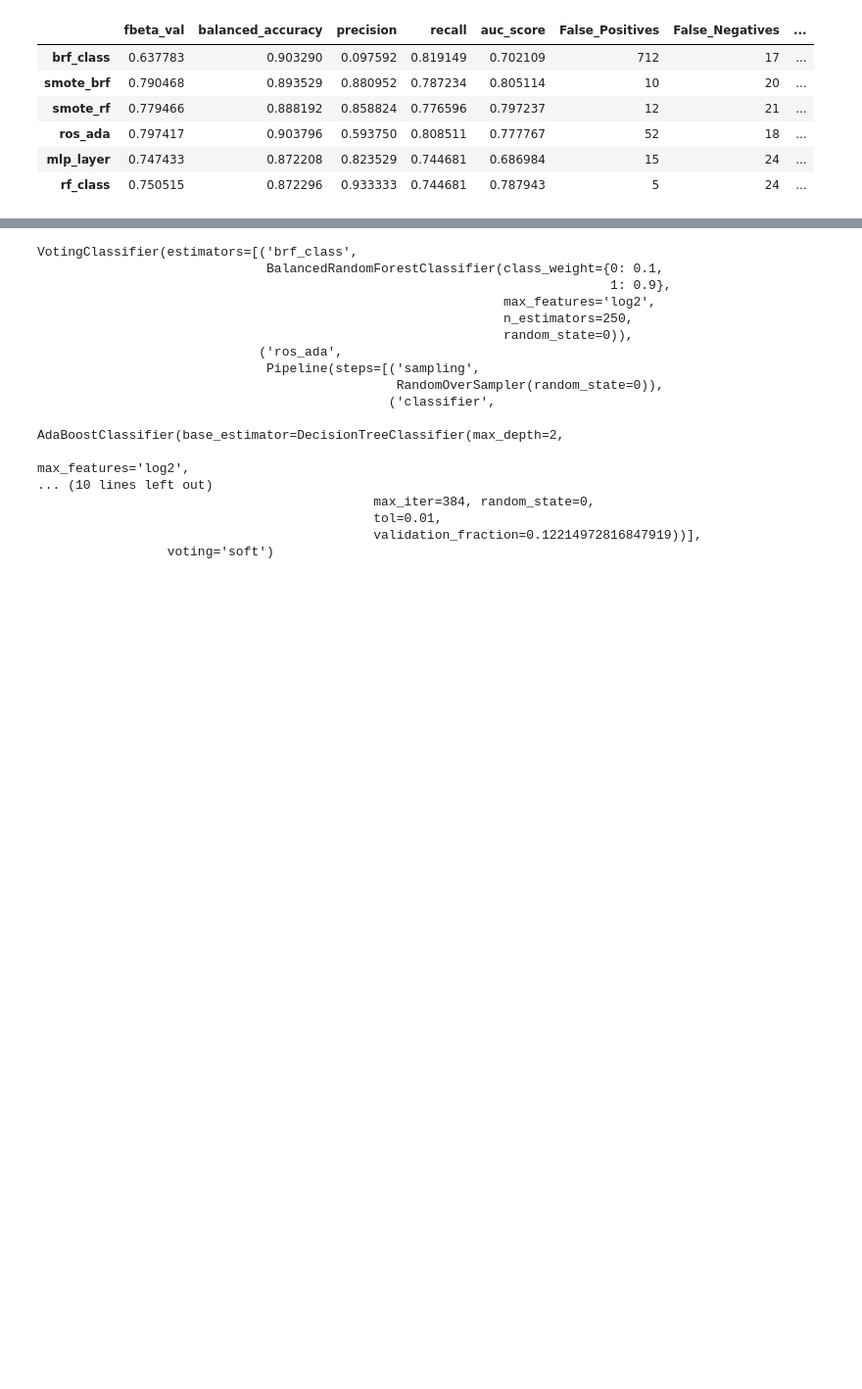
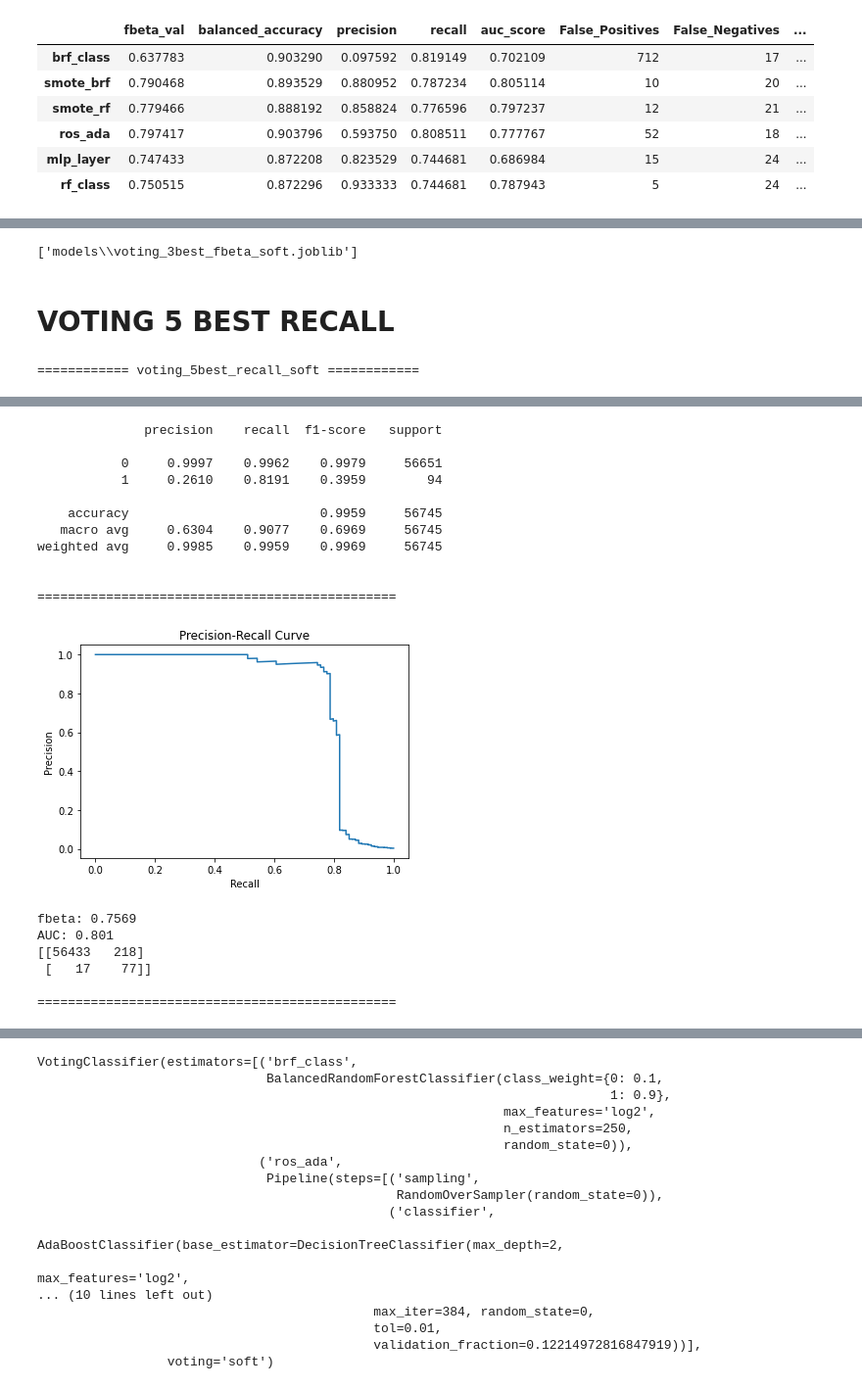
Before and after one commit to xmarkx/fraud_detection, a Jupyter notebook: K_Credit_cards_fraud-CopyV3.ipynb, the cells around one changed output, grey strips where cells are left out. Shown at 98% size. Drawn from its saved outputs; the diff is of its cells as text; code cells hidden in the pictures; blank space fills up the shorter version.

```diff
--- a/K_Credit_cards_fraud-CopyV3.ipynb
+++ b/K_Credit_cards_fraud-CopyV3.ipynb
@@ -3390,0 +3539,5 @@ best_params_ros_ada
+# %%
+model_path = os.path.join('models', 'voting_3best_fbeta_soft.joblib')
+dump(voting_3best_fbeta_soft, model_path)
+# %% [output]
+['models\\voting_3best_fbeta_soft.joblib']
@@ -3390,0 +3554,2 @@ best_params_ros_ada
+# %% [markdown]
+# VOTING 5 BEST RECALL
@@ -3390,0 +3641,14 @@ best_params_ros_ada
+# %%
+voting_5best_recall_soft = VotingClassifier(
+                            estimators=[('ros_ada', ros_ada),
+                                        ('brf_class', brf_class),
+                                        ('smote_xgbrf', smote_xgbrf),
+                                        ('smote_lr', smote_lr),
+                                        ('smote_knn', smote_knn)],
+                            voting='soft')
+# %%
+results_voting_5best_recall_soft, voting_5best_recall_soft, y_prob_voting_5best_recall_soft = model_tester3(voting_5best_recall_soft, 'voting_5best_recall_soft',
+                                                                                                         X_train_hour_amt_robust_log, y_train,
+                                                                                                         X_val_hour_amt_robust_log, y_val)
+# %% [output]
+============ voting_5best_recall_soft ============
@@ -3390,0 +3657,18 @@ best_params_ros_ada
+              precision    recall  f1-score   support
+
+           0     0.9997    0.9962    0.9979     56651
+           1     0.2610    0.8191    0.3959        94
+
+    accuracy                         0.9959     56745
+   macro avg     0.6304    0.9077    0.6969     56745
+weighted avg     0.9985    0.9959    0.9969     56745
+
+
+===============================================
+[figure, added]
+fbeta: 0.7569
+AUC: 0.801
+[[56433   218]
+ [   17    77]]
+
+===============================================
```
Also changed, not shown: parts of 95 cells of this notebook, 8 other files.
